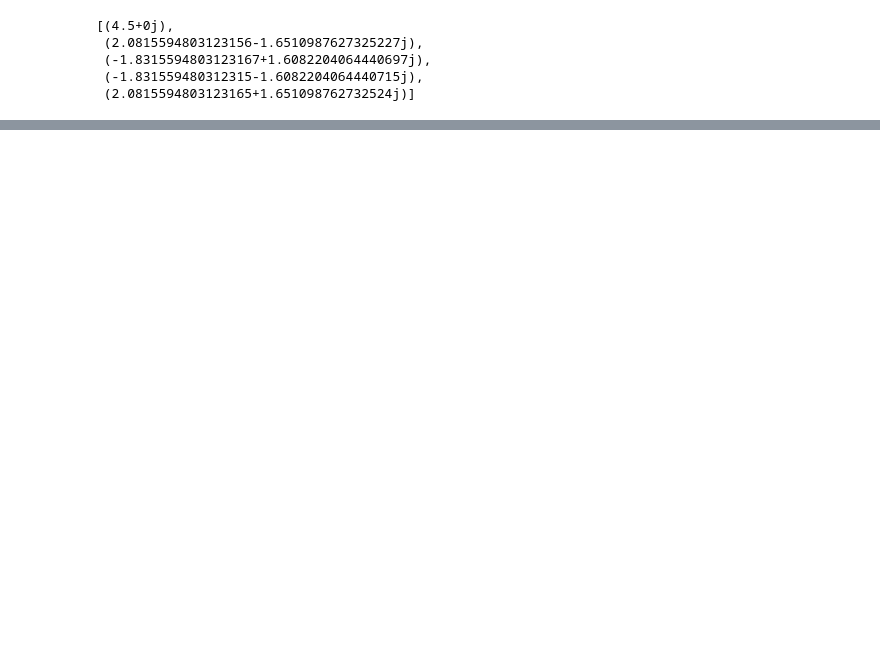
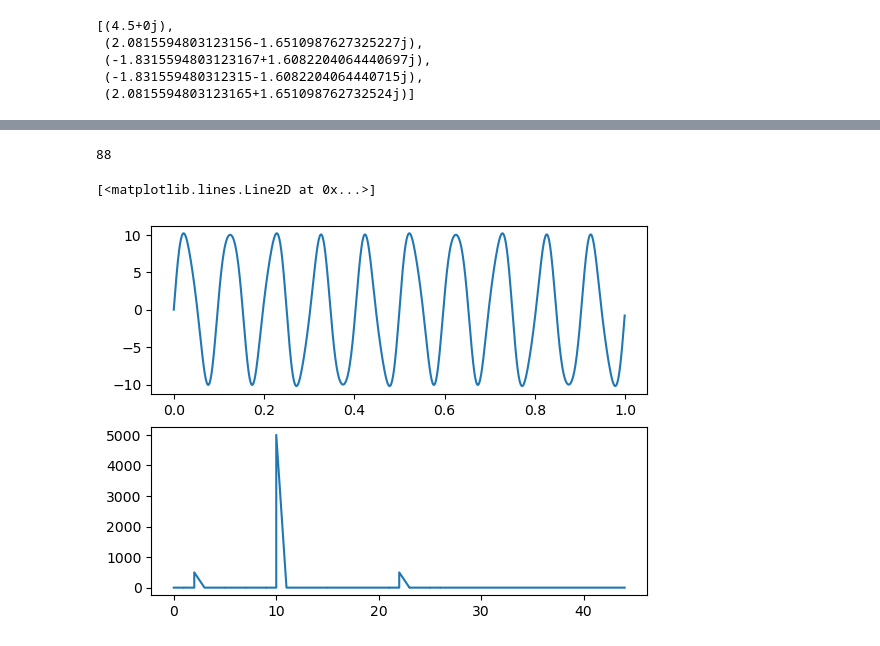
Before and after one commit to helsaint/DSP, a Jupyter notebook: Chapter 1 Sounds and Signals.ipynb, the cells around one changed output, grey strips where cells are left out. Cells and saved outputs as stored; diff of their text form; code cells hidden in the pictures; blank space fills up the shorter version.

```diff
--- a/Chapter 1 Sounds and Signals.ipynb
+++ b/Chapter 1 Sounds and Signals.ipynb
@@ -281,0 +303,32 @@ naive_dft(np.array([1.0, 2.0, 1.0, -1.0, 1.5]))
+# %%
+A1 = 1
+A2 = 10
+A3 = 1
+w1 = 2 #Hz
+w2 = 10 #Hz
+w3 = 22 #Hz
+'''
+To get the correct sampling rate we usually use 2*max(w1,w2,...,wn). However, because the
+fftpack.rfftfreq() is between (-0.5,0.5) we would miss out some of the values
+'''
+f_s = 4*max(w1,w2,w3) # Number of measurements per second (sampling rate).
+if f_s < 500:
+    f_s = 1000
+
+t = np.linspace(0,1,f_s, endpoint=False)
+x = A1 * np.sin(2 * np.pi * w1 * t) + A2 * np.sin(2 * np.pi * w2 * t) + A3 * np.sin(2 * np.pi * w3 * t)
+
+X = fftpack.rfft(x)
+X = np.abs(X)
+freqs = fftpack.rfftfreq(len(x))*f_s
+X = X[0:4*max(w1,w2,w3)]
+freqs = freqs[0:4*max(w1,w2,w3)]
+print(len(X))
+plt.subplot(2, 1, 1)
+plt.plot(t,x)
+plt.subplot(2,1,2)
+plt.plot(freqs, X)
+# %% [output]
+88
+[<matplotlib.lines.Line2D at 0x...>]
+[figure, added]
```
Also changed, not shown: parts of 8 cells of this notebook.
